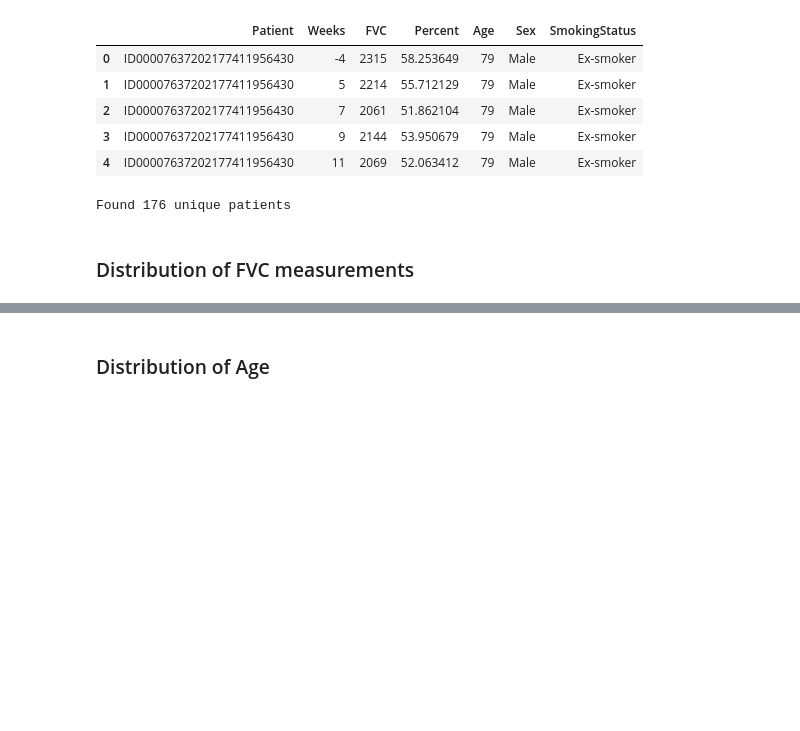
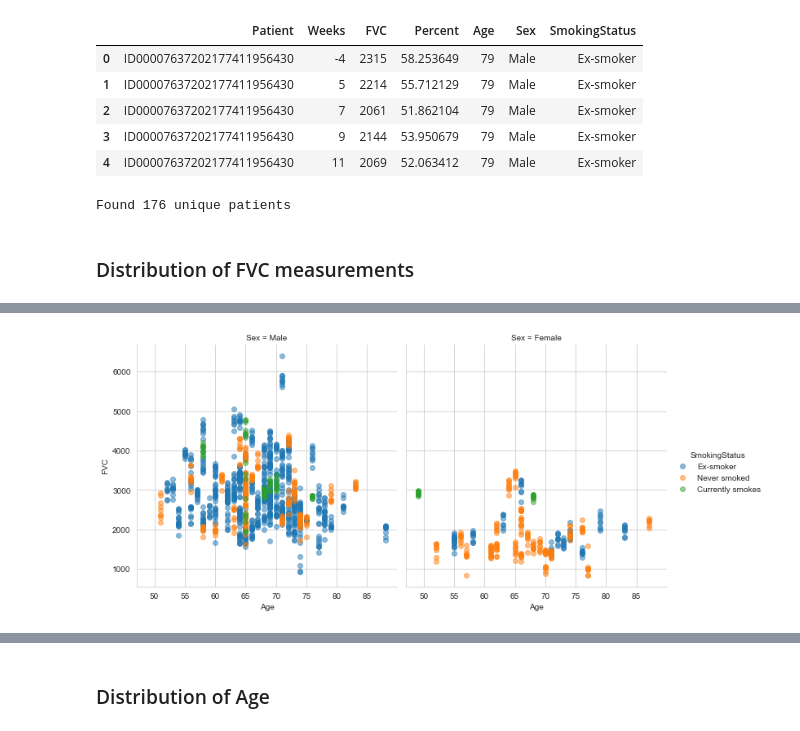
Before and after one commit to vdegenova/osic_kaggle, a Jupyter notebook: OSIC EDA.ipynb, the cells around one changed output, grey strips where cells are left out. Cells and saved outputs as stored; diff of their text form; code cells hidden in the pictures; blank space fills up the shorter version.

```diff
--- a/OSIC EDA.ipynb
+++ b/OSIC EDA.ipynb
@@ -47,0 +48,5 @@ sns.distplot(train_df['FVC']);
+# %%
+g = sns.FacetGrid(data = train_df, col='Sex', hue='SmokingStatus', size=5, aspect=1);
+g = (g.map(plt.scatter, 'Age', 'FVC' ,alpha=.5).add_legend())
+# %% [output]
+[figure, added]
```
Also changed, not shown: parts of 6 cells of this notebook.
